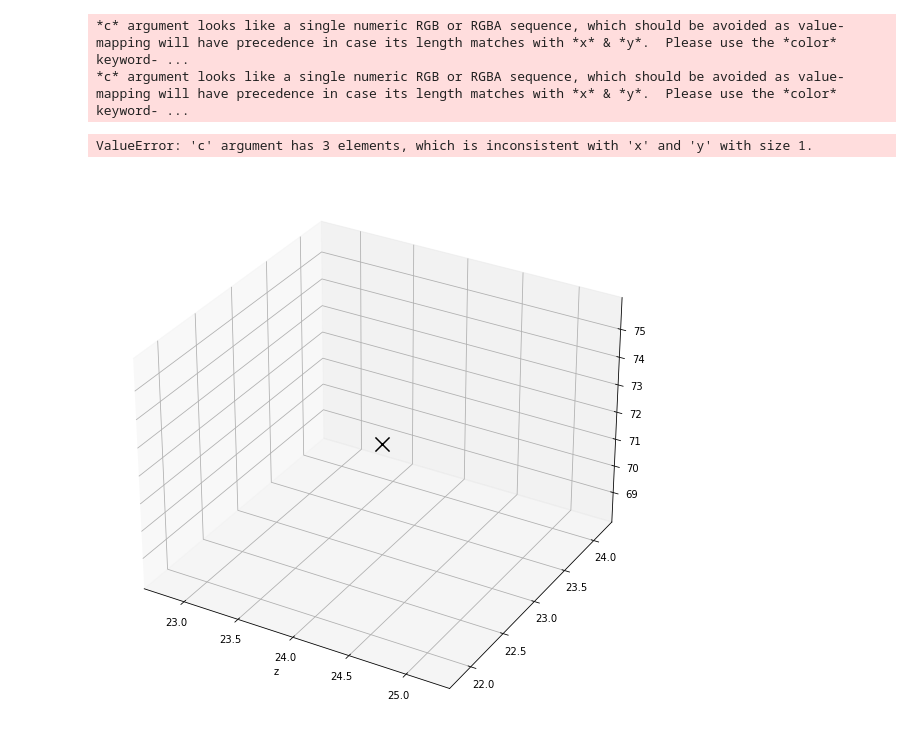
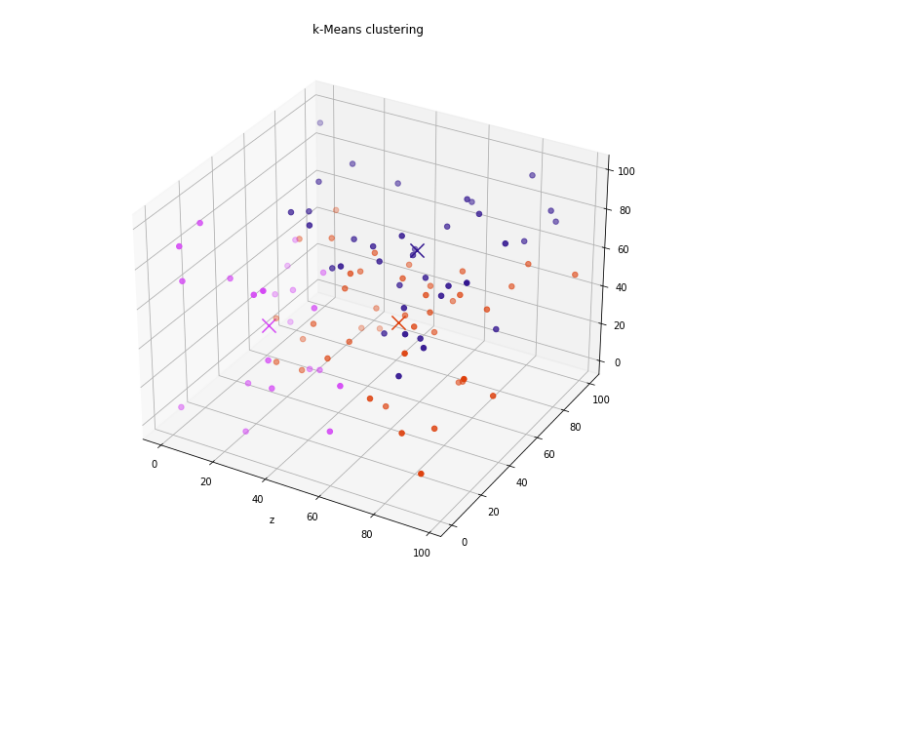
Before and after one commit to DKoflerGIT/DS_Clustering, a Jupyter notebook: main.ipynb, the cells around one changed output. Cells and saved outputs as stored; diff of their text form; code cells hidden in the pictures; blank space fills up the shorter version.

Commit message:
finished debugging plotting and kMeans. Functional version

```diff
--- a/main.ipynb
+++ b/main.ipynb
@@ -1,26 +1,18 @@
 # %%
 import os, random, numpy as np
-from functions import function_kMeans3d as km, function_clusterPlot3d as plt
+import functions.function_kMeans3d as km, functions.function_clusterPlot3d as plt
 
 E = []
-k = 7 # number of clusters
 
 #Create random 3D-Datapoints
-n = 500 # number of data_points
+n = 100 # number of data_points
 for i in range(n):
     random_x = random.randint(0,100)
     random_y = random.randint(0,100)
     random_z = random.randint(0,100)
     point = (random_x, random_y, random_z)
     E.append(point)
 
-L = {} #Assignment
-C = [] #Clusters
-L, C = km.AssignClusters(E, k)
-
-plt.plot(E, C, L, True, False, "Test")
+plt.plot(km.AssignClusters(E, 3), "k-Means clustering")
 # %% [output]
-*c* argument looks like a single numeric RGB or RGBA sequence, which should be avoided as value-mapping will have precedence in case its length matches with *x* & *y*.  Please use the *color* keyword- ...
-*c* argument looks like a single numeric RGB or RGBA sequence, which should be avoided as value-mapping will have precedence in case its length matches with *x* & *y*.  Please use the *color* keyword- ...
-ValueError: 'c' argument has 3 elements, which is inconsistent with 'x' and 'y' with size 1.
-[figure, old version]
+[figure, new version]
```
Also changed, not shown: 3 other files.
